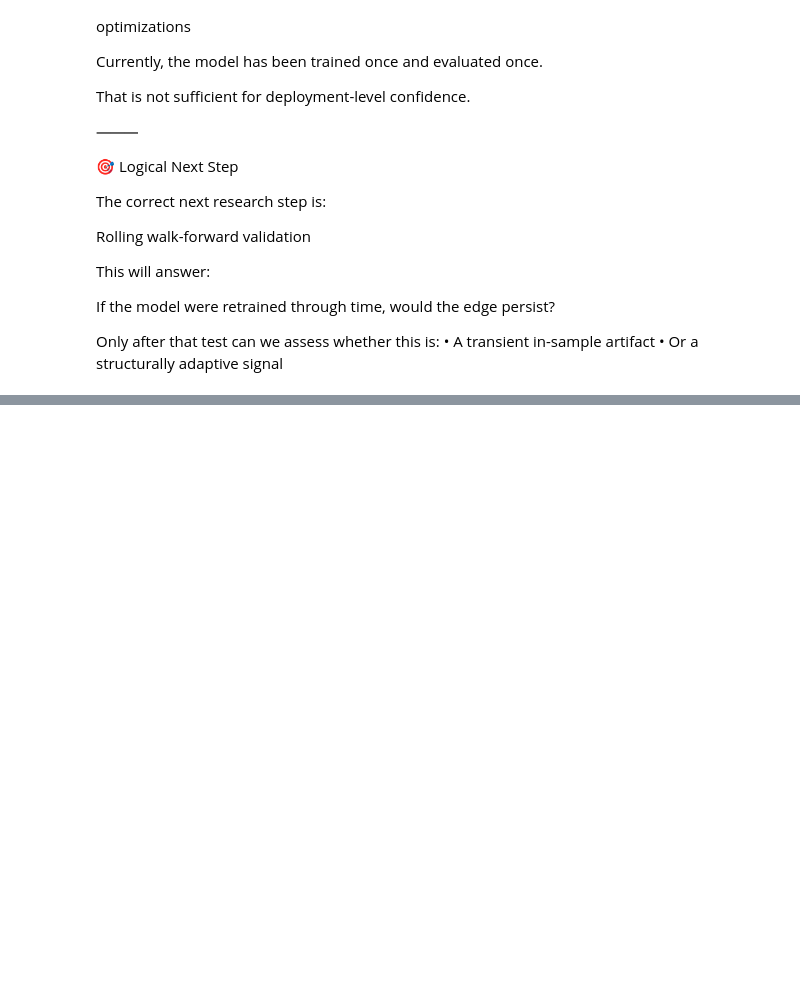
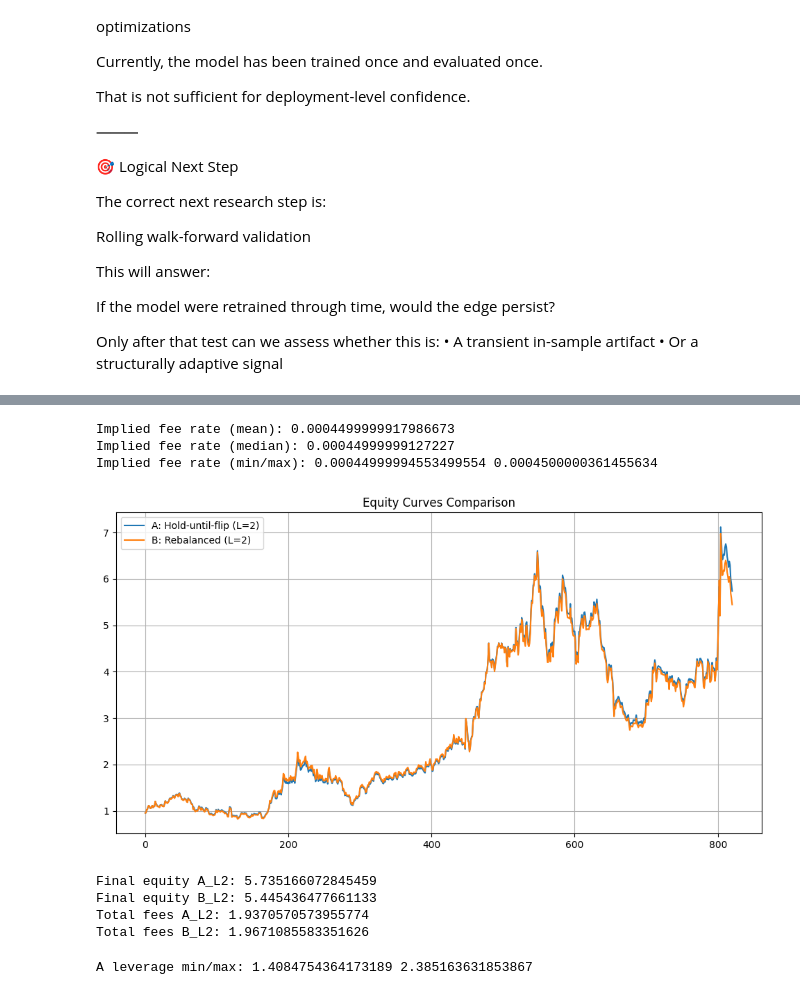
Before and after one commit to lucatoselliwork-source/XRPUSDT-Quant-ML, a Jupyter notebook: XRP_Model.ipynb, the cells around one changed output, grey strips where cells are left out. Saved outputs shown, nothing was run; the diff lists cells and outputs as text; code cells hidden in the pictures; blank space fills up the shorter version.

```diff
--- a/XRP_Model.ipynb
+++ b/XRP_Model.ipynb
@@ -613,0 +800,15 @@ Only after that test can we assess whether this is:
+# %%
+fee = B["fee_paid_B"].to_numpy()
+
+# only for bars where you actually traded
+mask = d_notional > 1e-12
+
+implied_fee_rate = fee[1:][mask] / d_notional[mask]  # fee paid divided by traded notional
+
+print("Implied fee rate (mean):", implied_fee_rate.mean())
+print("Implied fee rate (median):", np.median(implied_fee_rate))
+print("Implied fee rate (min/max):", implied_fee_rate.min(), implied_fee_rate.max())
+# %% [output]
+Implied fee rate (mean): 0.0004499999917986673
+Implied fee rate (median): 0.00044999999127227
+Implied fee rate (min/max): 0.00044999994553499554 0.0004500000361455634
@@ -613,0 +865,35 @@ Only after that test can we assess whether this is:
+# %%
+A_L2 = simulate_hold_until_flip_leverage(model_trades, L=2.0, taker_fee=0.00045)
+# %%
+eqA = A_L2["equity_A_L"].to_numpy()
+eqB = B["equity_B_L"].to_numpy()
+
+plt.figure(figsize=(12,6))
+plt.plot(eqA, label="A: Hold-until-flip (L=2)")
+plt.plot(eqB, label="B: Rebalanced (L=2)")
+plt.title("Equity Curves Comparison")
+plt.legend()
+plt.grid(True)
+plt.show()
+# %% [output]
+[figure, added]
+# %%
+print("Final equity A_L2:", A_L2["equity_A_L"][-1])
+print("Final equity B_L2:", B["equity_B_L"][-1])
+
+print("Total fees A_L2:", A_L2["fee_paid_A"].sum())
+print("Total fees B_L2:", B["fee_paid_B"].sum())
+# %% [output]
+Final equity A_L2: 5.735166072845459
+Final equity B_L2: 5.445436477661133
+Total fees A_L2: 1.9370570573955774
+Total fees B_L2: 1.9671085583351626
+# %%
+eqA = A_L2["equity_A_L"].to_numpy()
+notA = A_L2["notional_A"].to_numpy()
+
+levA = np.abs(notA) / np.maximum(eqA, 1e-12)
+
+print("A leverage min/max:", levA.min(), levA.max())
+# %% [output]
+A leverage min/max: 1.4084754364173189 2.385163631853867
```
Also changed, not shown: parts of 77 cells of this notebook.
